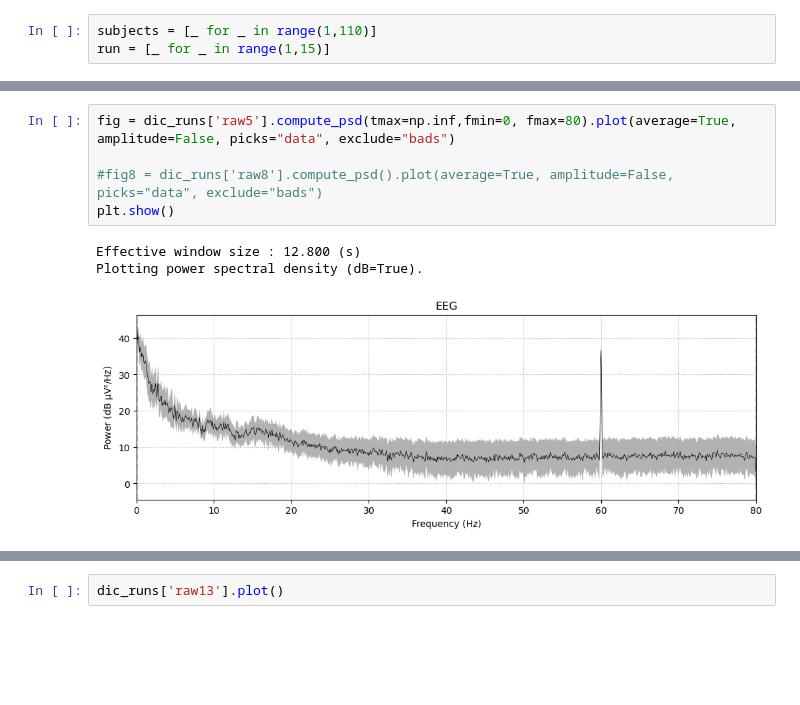
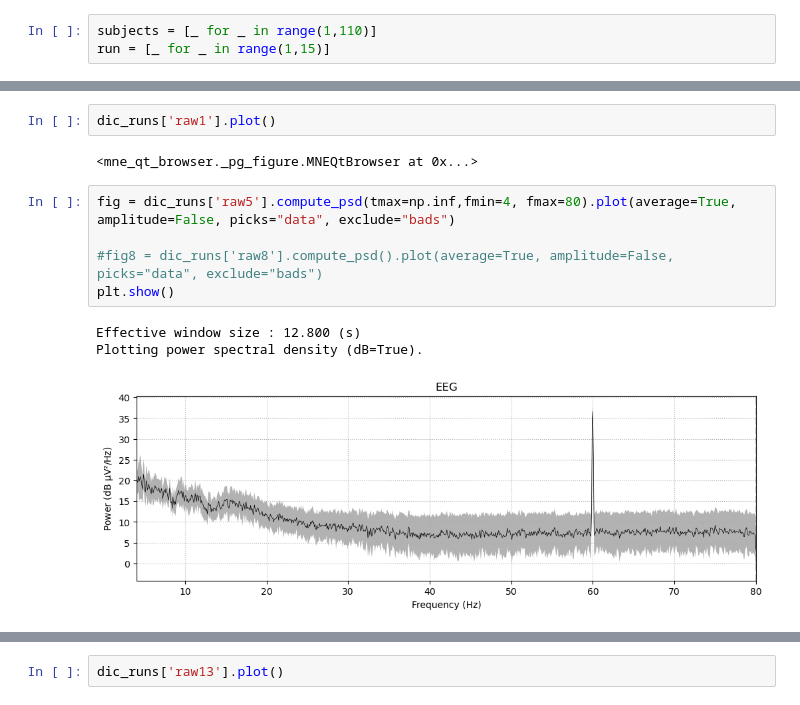
Before and after one commit to ErKnot/eeg-TFA-DEVIA, a Jupyter notebook: eeg_analysis.ipynb, the cells around one changed output, grey strips where cells are left out. Cells and saved outputs as stored; diff of their text form; blank space fills up the shorter version.

```diff
--- a/eeg_analysis.ipynb
+++ b/eeg_analysis.ipynb
@@ -37,9 +35,13 @@ none
+# %%
+dic_runs['raw1'].plot()
+# %% [output]
+<mne_qt_browser._pg_figure.MNEQtBrowser at 0x...>
 # %%
-fig = dic_runs['raw5'].compute_psd(tmax=np.inf,fmin=0, fmax=80).plot(average=True, amplitude=False, picks="data", exclude="bads")
+fig = dic_runs['raw5'].compute_psd(tmax=np.inf,fmin=4, fmax=80).plot(average=True, amplitude=False, picks="data", exclude="bads")
 
 #fig8 = dic_runs['raw8'].compute_psd().plot(average=True, amplitude=False, picks="data", exclude="bads")
 plt.show()
 # %% [output]
 Effective window size : 12.800 (s)
 Plotting power spectral density (dB=True).
-[figure, old version]
+[figure, new version]
```
Also changed, not shown: parts of 8 cells of this notebook, 1 other file.
